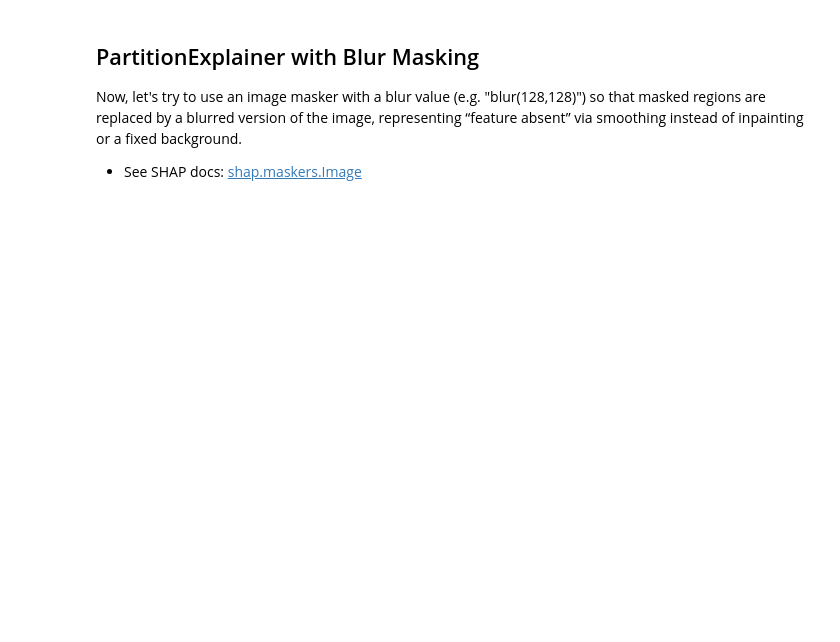
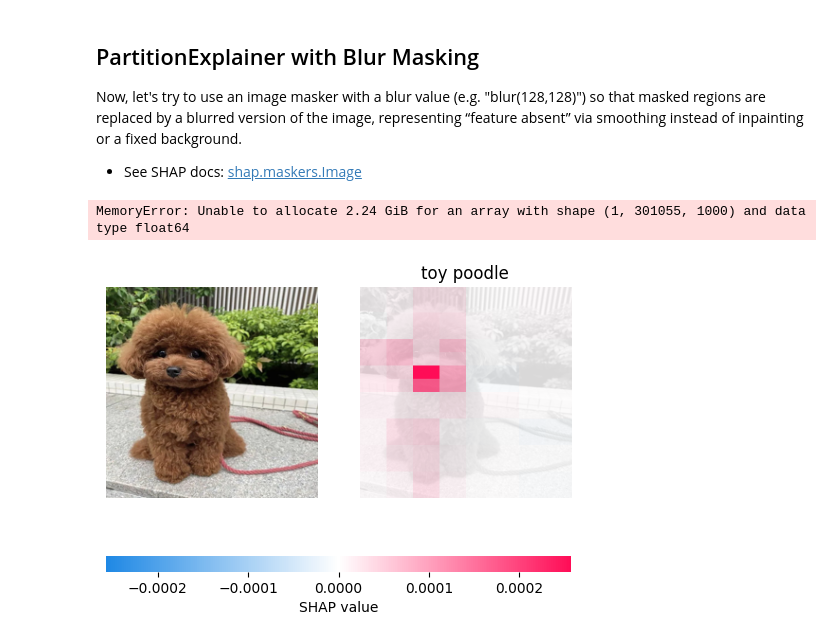
Before and after one commit to AHSharan/XAI-HCI, a Jupyter notebook: Assigment1/Shap.ipynb, the cells around one changed output. Saved outputs shown, nothing was run; the diff lists cells and outputs as text; code cells hidden in the pictures; blank space fills up the shorter version.

Commit message:
with Partion blur masking

```diff
--- a/Assigment1/Shap.ipynb
+++ b/Assigment1/Shap.ipynb
@@ -283,14 +296,25 @@ masker = shap.maskers.Image("inpaint_telea", img_array.shape)
 Now, let's try to use an image masker with a blur value (e.g. "blur(128,128)") so that masked regions are replaced by a blurred version of the image, representing “feature absent” via smoothing instead of inpainting or a fixed background.
 - See SHAP docs: [shap.maskers.Image](https://shap.readthedocs.io/en/latest/generated/shap.maskers.Image.html)
 # %%
-# TODO: Adjust the image masker from the previous example to use 128x128 blurring
-# YOUR CODE HERE
+# Adjust masker to use 128x128 blurring instead of inpainting
+masker_blur = shap.maskers.Image("blur(128,128)", img_array.shape)
 
-# TODO: Create Partition explainer
-# YOUR CODE HERE
+# Create Partition explainer
+explainer_blur = shap.PartitionExplainer(model_predict, masker_blur)
 
-# TODO: Compute SHAP values
-# YOUR CODE HERE
+# Compute SHAP values
+shap_values_blur = explainer_blur(
+    img_array[np.newaxis],
+    max_evals=500,
+    batch_size=16
+)
+# %% [output]
+MemoryError: Unable to allocate 2.24 GiB for an array with shape (1, 301055, 1000) and data type float64
 # %%
-# TODO: Visualize PartitionExplainer SHAP values using shap.image_plot
-# YOUR CODE HERE
+shap.image_plot(
+    shap_values=shap_values_blur[..., predicted_class].values,
+    pixel_values=img_array[np.newaxis],
+    labels=[[class_names[predicted_class]]]
+)
+# %% [output]
+[figure, added]
```
Also changed, not shown: parts of 7 cells of this notebook, 1 other file.
